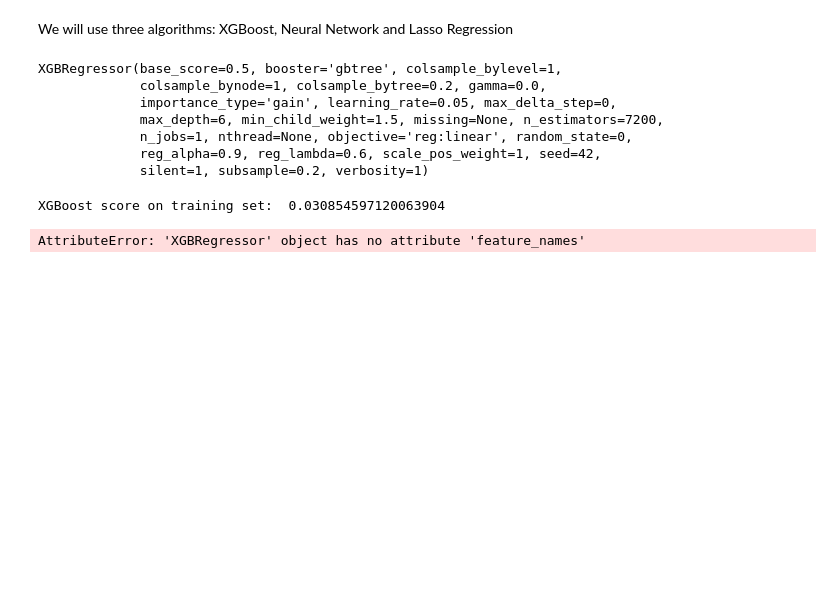
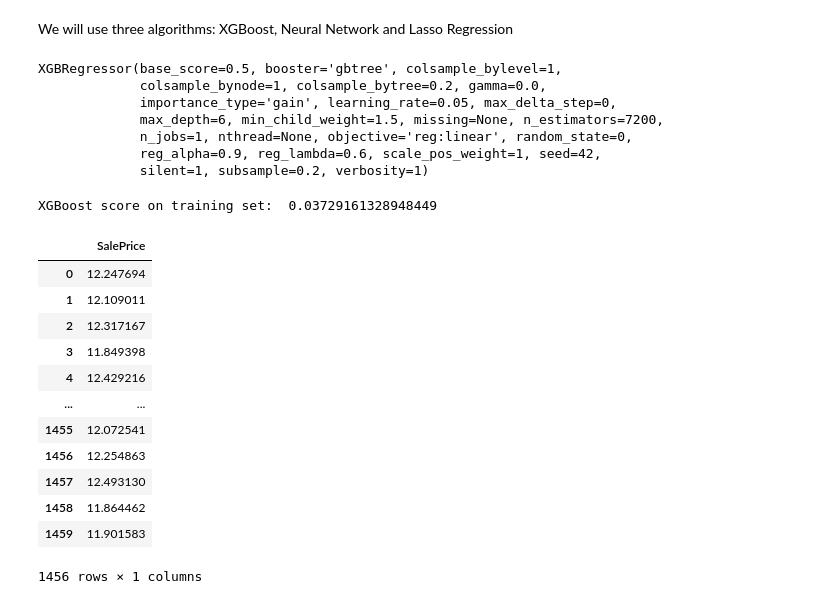
Before and after one commit to lenchyk/ML_Practice, a Jupyter notebook: Housing/Housing.ipynb, the cells around one changed output. Cells and saved outputs as stored; diff of their text form; code cells hidden in the pictures; blank space fills up the shorter version.

```diff
--- a/Housing/Housing.ipynb
+++ b/Housing/Housing.ipynb
@@ -732,3 +697,15 @@ Test set size: (1459, 413)
+# %%
+check = [col for col in test_new.columns if test_new[col].dtypes == 'object']
+for column in check:
+    test_new.drop(column, axis=1, inplace=True)
+    train_new.drop(column, axis=1, inplace=True)
+# %%
+train_new.sort_index(axis=1, inplace=True)
+test_new.sort_index(axis=1, inplace=True)
+# %%
+# delete Neighborhoodbin -1.... that doesn't exist in test set (but does in train one)
+test_new.drop("_NeighborhoodBin_-1.0875767879360991", axis=1, inplace=True)
+train_new.drop("_NeighborhoodBin_-0.04760808471778121", axis=1, inplace=True)
 # %% [markdown]
 ### Model Training and Evaluation
 # %% [markdown]
@@ -739,7 +716,11 @@ regr = xgb.XGBRegressor(colsample_bytree = 0.2, gamma = 0.0, learning_rate = 0.0
                        max_depth = 6, min_child_weight = 1.5, n_estimators = 7200,
                        reg_alpha = 0.9, reg_lambda = 0.6, subsample = 0.2, seed = 42,
                        silent = 1)
-regr.fit(train_new, label_df)
+#train_arr = np.array(train_new)
+train_x = train_new.drop(columns=['SalePrice'], axis=1)
+train_y = pd.DataFrame(index = train_new.index, columns = ["SalePrice"])
+train_y["SalePrice"] = np.log(train["SalePrice"])
+regr.fit(train_x, train_y)
 # %% [output]
 XGBRegressor(base_score=0.5, booster='gbtree', colsample_bylevel=1,
              colsample_bynode=1, colsample_bytree=0.2, gamma=0.0,
@@ -751,22 +732,35 @@ XGBRegressor(base_score=0.5, booster='gbtree', colsample_bylevel=1,
 # %%
 # RMSE function
 from sklearn.metrics import mean_squared_error
-def rmse(y_test, y_pred):
-    return np.sqrt(mean_squared_error(y_test, y_pred))
+def rmse(y_test,y_pred):
+      return np.sqrt(mean_squared_error(y_test,y_pred))
 
-# make predictions on training set
-y_pred = regr.predict(train_new)
-y_test = label_df
+# run prediction on training set to get an idea of how well it does
+y_pred = regr.predict(train_x)
+y_test = train_y
 print("XGBoost score on training set: ", rmse(y_test, y_pred))
 
-# make predictions on test set
-#train_x = train_new.values
-f_names = regr.feature_names
-test_x = test_new[f_names]
-y_pred_xgb = regr.predict(test_x)
+# make prediction on test set
+y_pred_xgb = regr.predict(test_new)
 
+#submit this prediction and get the score
 pred1 = pd.DataFrame({'Id': test['Id'], 'SalePrice': np.exp(y_pred_xgb)})
-pred1.to_csv('xgbnono.csv', header=True, index=False)
+pred1.to_csv('xgbnew.csv', header=True, index=False)
 # %% [output]
-XGBoost score on training set:  0.030854597120063904
+XGBoost score on training set:  0.03729161328948449
-AttributeError: 'XGBRegressor' object has no attribute 'feature_names'
+# %%
+train_y
+# %% [output]
+|  | SalePrice |
+| 0 | 12.247694 |
+| 1 | 12.109011 |
+| 2 | 12.317167 |
+| 3 | 11.849398 |
+| 4 | 12.429216 |
+| ... | ... |
+| 1455 | 12.072541 |
+| 1456 | 12.254863 |
+| 1457 | 12.493130 |
+| 1458 | 11.864462 |
+| 1459 | 11.901583 |
+1456 rows × 1 columns
```
Also changed, not shown: parts of 25 cells of this notebook, 3 other files.
